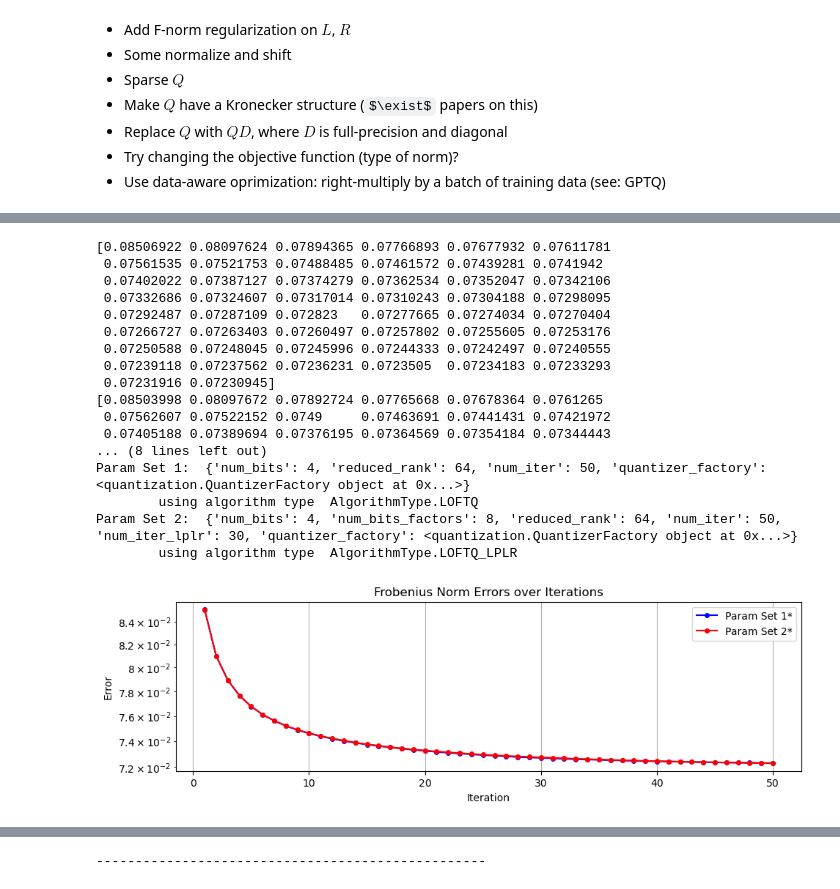
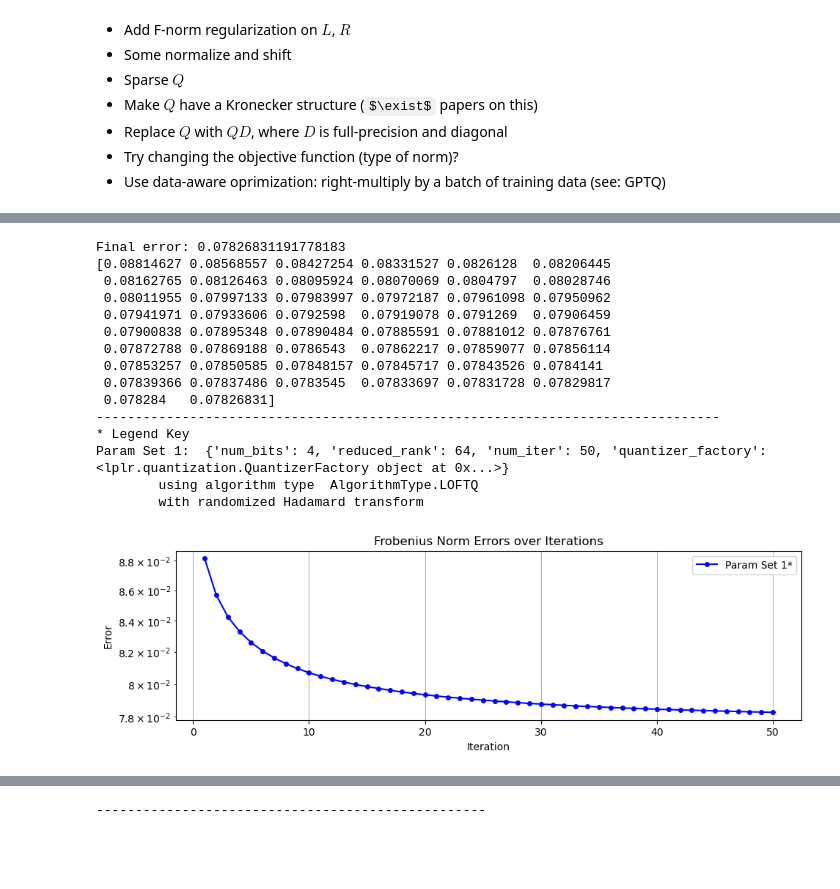
Before and after one commit to pilancilab/caldera, a Jupyter notebook: naomi/notebooks/mixed_lplr.ipynb, the cells around one changed output, grey strips where cells are left out. Cells and saved outputs as stored; diff of their text form; code cells hidden in the pictures; some formulas as TeX source; blank space fills up the shorter version.

```diff
--- a/naomi/notebooks/mixed_lplr.ipynb
+++ b/naomi/notebooks/mixed_lplr.ipynb
@@ -54,5 +54,6 @@ DEFAULT_DEVICE = "cuda:2"
 # %%
 mistral = AutoModelForCausalLM.from_pretrained("mistralai/Mistral-7B-v0.1")
 # %%
-layer_name, X_mis = list(mistral.named_parameters())[2]
+layer_name, X_mis = list(mistral.named_parameters())[10]
 X_mis = X_mis.detach().to(DEFAULT_DEVICE)
+print(X_mis.shape)
@@ -114,8 +129,8 @@ def test_iterative_weight_compression(
         algorithm_type = config.algorithm_type
         kwargs["log_errors"] = True
 
-        if config.hadamard_sketch:
-            result = hadamard_sketched_weight_compression(
+        if config.hadamard:
+            result = hadamard_weight_compression(
                 X=X, config=WeightCompressionConfig(
                     algorithm_type=config.algorithm_type,
                     algorithm_kwargs=kwargs
@@ -154,7 +169,7 @@ def test_iterative_weight_compression(
     for i, config in enumerate(weight_comp_configs):
         print(f"Param Set {i+1}: ", config.algorithm_kwargs)
         print("\tusing algorithm type ", config.algorithm_type)
-        if config.hadamard_sketch:
+        if config.hadamard:
             print("\twith randomized Hadamard transform")
 
     plt.title(plot_title)
@@ -209,46 +216,44 @@ Param Set 2:  {'num_bits': 4, 'num_bits_factors': 8, 'reduced_rank': 64, 'num_it
 # %%
-## WITH HADAMARD SKETCH
+## WITH HADAMARD
 test_iterative_weight_compression(
     weight_comp_configs=[
         WeightCompressionConfig(
             algorithm_kwargs={
                 "num_bits": 4, "reduced_rank": 64, "num_iter": 50, "quantizer_factory": QuantizerFactory("normal")
             },
             algorithm_type=AlgorithmType.LOFTQ,
-            hadamard_sketch=True
+            hadamard=True
         ),
-        WeightCompressionConfig(
-            algorithm_kwargs={
-                "num_bits": 4, "num_bits_factors": 8, "reduced_rank": 64,
-                "num_iter": 50, "num_iter_lplr": 30, "quantizer_factory": QuantizerFactory("normal")
-            },
-            algorithm_type=AlgorithmType.LOFTQ_LPLR,
-            hadamard_sketch=True
-        )
+        # WeightCompressionConfig(
+        #     algorithm_kwargs={
+        #         "num_bits": 4, "num_bits_factors": 8, "reduced_rank": 64,
+        #         "num_iter": 50, "num_iter_lplr": 30, "quantizer_factory": QuantizerFactory("normal")
+        #     },
+        #     algorithm_type=AlgorithmType.LOFTQ_LPLR,
+        #     hadamard=True
+        # )
     ],
     plot_title="Frobenius Norm Errors over Iterations",
     X=X_mis.T,
     seed=42
 )
 # %% [output]
-[0.08506922 0.08097624 0.07894365 0.07766893 0.07677932 0.07611781
- 0.07561535 0.07521753 0.07488485 0.07461572 0.07439281 0.0741942
- 0.07402022 0.07387127 0.07374279 0.07362534 0.07352047 0.07342106
- 0.07332686 0.07324607 0.07317014 0.07310243 0.07304188 0.07298095
- 0.07292487 0.07287109 0.072823   0.07277665 0.07274034 0.07270404
- 0.07266727 0.07263403 0.07260497 0.07257802 0.07255605 0.07253176
- 0.07250588 0.07248045 0.07245996 0.07244333 0.07242497 0.07240555
- 0.07239118 0.07237562 0.07236231 0.0723505  0.07234183 0.07233293
- 0.07231916 0.07230945]
-[0.08503998 0.08097672 0.07892724 0.07765668 0.07678364 0.0761265
- 0.07562607 0.07522152 0.0749     0.07463691 0.07441431 0.07421972
- 0.07405188 0.07389694 0.07376195 0.07364569 0.07354184 0.07344443
-... (8 lines left out)
-Param Set 1:  {'num_bits': 4, 'reduced_rank': 64, 'num_iter': 50, 'quantizer_factory': <quantization.QuantizerFactory object at 0x...>}
+Final error: 0.07826831191778183
+[0.08814627 0.08568557 0.08427254 0.08331527 0.0826128  0.08206445
+ 0.08162765 0.08126463 0.08095924 0.08070069 0.0804797  0.08028746
+ 0.08011955 0.07997133 0.07983997 0.07972187 0.07961098 0.07950962
+ 0.07941971 0.07933606 0.0792598  0.07919078 0.0791269  0.07906459
+ 0.07900838 0.07895348 0.07890484 0.07885591 0.07881012 0.07876761
+ 0.07872788 0.07869188 0.0786543  0.07862217 0.07859077 0.07856114
+ 0.07853257 0.07850585 0.07848157 0.07845717 0.07843526 0.0784141
+ 0.07839366 0.07837486 0.0783545  0.07833697 0.07831728 0.07829817
+ 0.078284   0.07826831]
+--------------------------------------------------------------------------------
+* Legend Key
+Param Set 1:  {'num_bits': 4, 'reduced_rank': 64, 'num_iter': 50, 'quantizer_factory': <lplr.quantization.QuantizerFactory object at 0x...>}
         using algorithm type  AlgorithmType.LOFTQ
-Param Set 2:  {'num_bits': 4, 'num_bits_factors': 8, 'reduced_rank': 64, 'num_iter': 50, 'num_iter_lplr': 30, 'quantizer_factory': <quantization.QuantizerFactory object at 0x...>}
-        using algorithm type  AlgorithmType.LOFTQ_LPLR
+        with randomized Hadamard transform
-[figure, old version]
+[figure, new version]
 # %%
 test_iterative_weight_compression(
     weight_comp_configs=[
```
Also changed, not shown: parts of 5 cells of this notebook, 1 other file.
